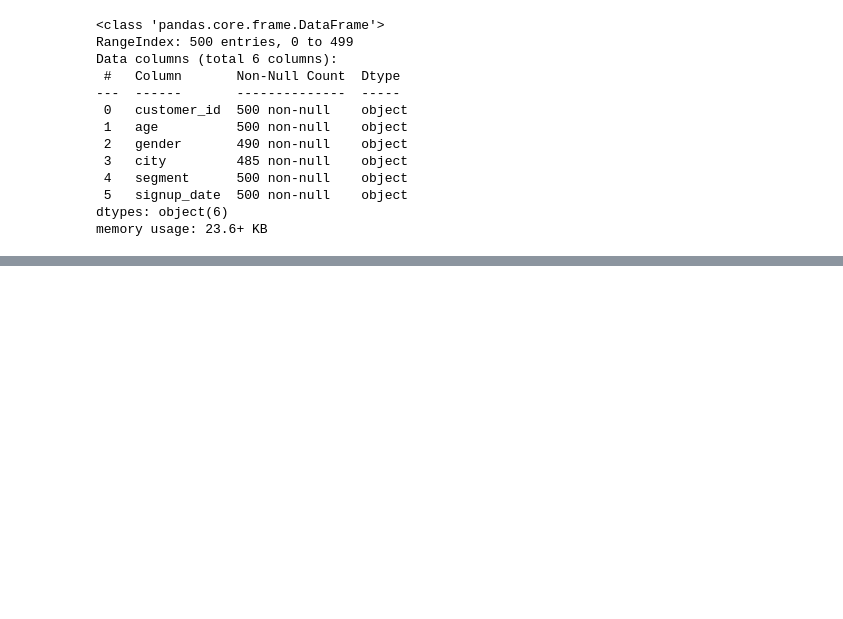
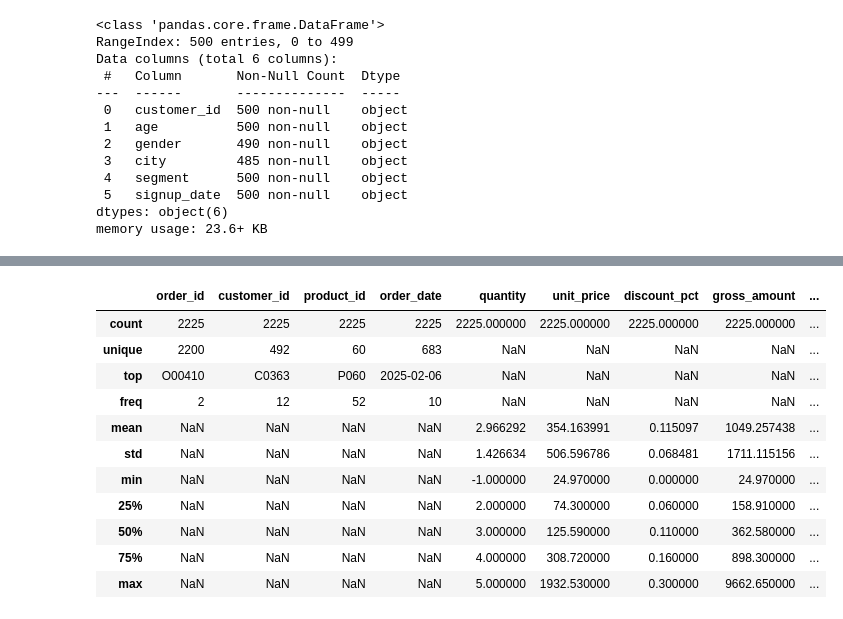
Before and after one commit to Poincare008/Mini_Projet_Pandas, a Jupyter notebook: Mini_Projet_Pandas.ipynb, the cells around one changed output, grey strips where cells are left out. Saved outputs shown, nothing was run; the diff lists cells and outputs as text; code cells hidden in the pictures; blank space fills up the shorter version.

```diff
--- a/Mini_Projet_Pandas.ipynb
+++ b/Mini_Projet_Pandas.ipynb
@@ -67,0 +138,15 @@ memory usage: 23.6+ KB
+# %%
+order_lines.describe(include="all")
+# %% [output]
+|  | order_id | customer_id | product_id | order_date | quantity | unit_price | discount_pct | gross_amount | ... |
+| count | 2225 | 2225 | 2225 | 2225 | 2225.000000 | 2225.000000 | 2225.000000 | 2225.000000 | ... |
+| unique | 2200 | 492 | 60 | 683 | NaN | NaN | NaN | NaN | ... |
+| top | O00410 | C0363 | P060 | 2025-02-06 | NaN | NaN | NaN | NaN | ... |
+| freq | 2 | 12 | 52 | 10 | NaN | NaN | NaN | NaN | ... |
+| mean | NaN | NaN | NaN | NaN | 2.966292 | 354.163991 | 0.115097 | 1049.257438 | ... |
+| std | NaN | NaN | NaN | NaN | 1.426634 | 506.596786 | 0.068481 | 1711.115156 | ... |
+| min | NaN | NaN | NaN | NaN | -1.000000 | 24.970000 | 0.000000 | 24.970000 | ... |
+| 25% | NaN | NaN | NaN | NaN | 2.000000 | 74.300000 | 0.060000 | 158.910000 | ... |
+| 50% | NaN | NaN | NaN | NaN | 3.000000 | 125.590000 | 0.110000 | 362.580000 | ... |
+| 75% | NaN | NaN | NaN | NaN | 4.000000 | 308.720000 | 0.160000 | 898.300000 | ... |
+| max | NaN | NaN | NaN | NaN | 5.000000 | 1932.530000 | 0.300000 | 9662.650000 | ... |
```
Also changed, not shown: parts of 8 cells of this notebook.
